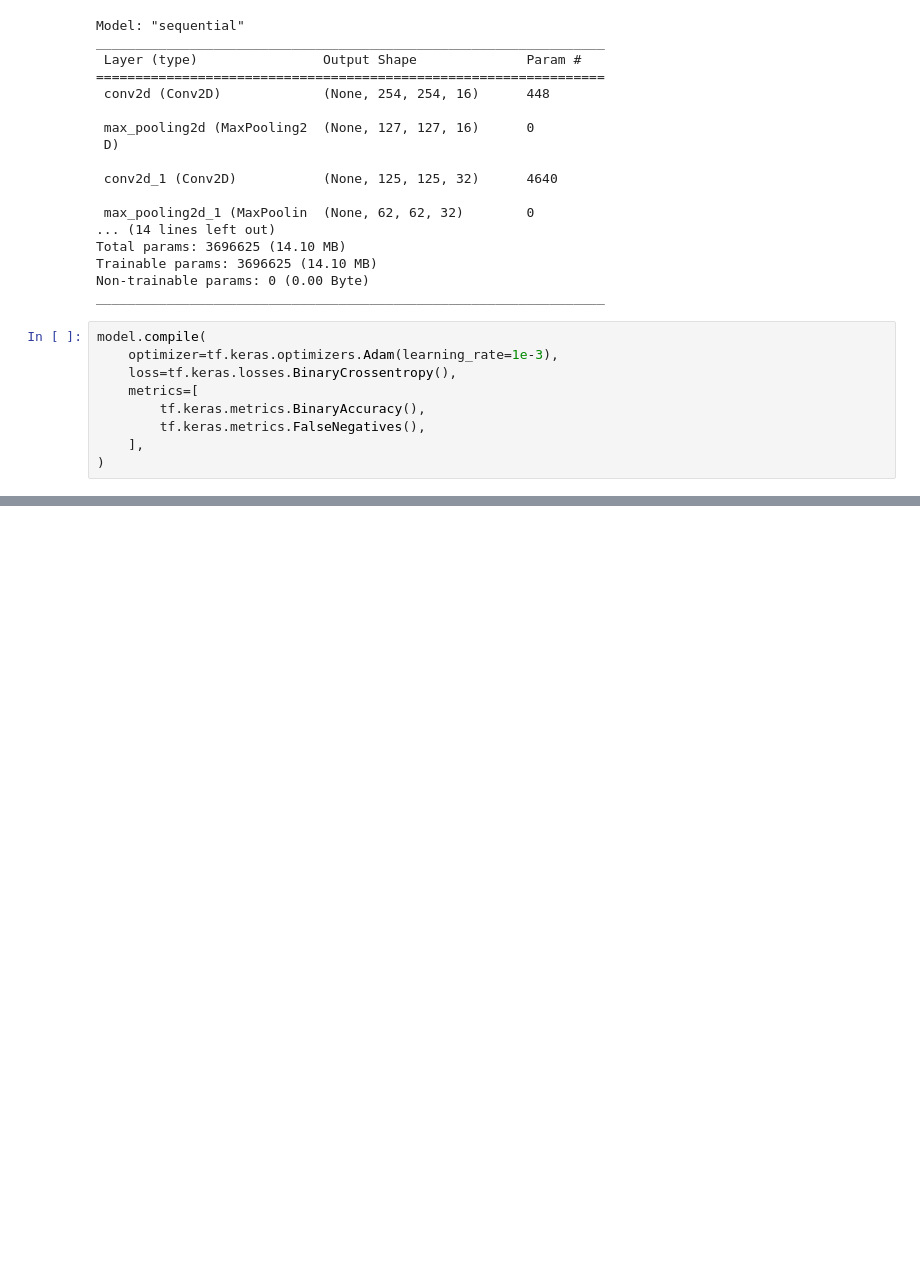
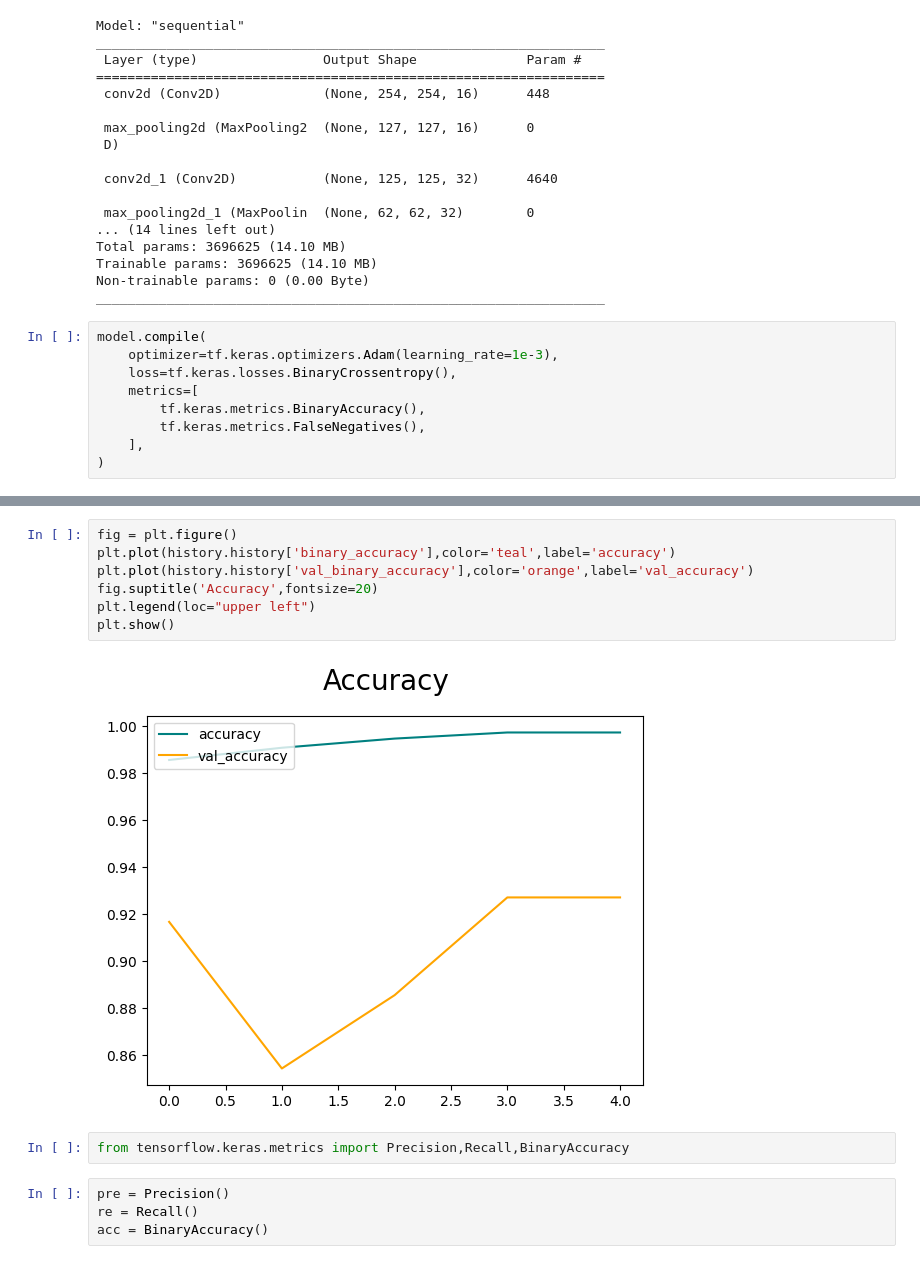
Before and after one commit to reza-pishva/6-MachineLearning-Python, a Jupyter notebook: cnn1.ipynb, the cells around one changed output, grey strips where cells are left out. Saved outputs shown, nothing was run; the diff lists cells and outputs as text; blank space fills up the shorter version.

```diff
--- a/cnn1.ipynb
+++ b/cnn1.ipynb
@@ -192,0 +271,15 @@ model.compile(
+# %%
+fig = plt.figure()
+plt.plot(history.history['binary_accuracy'],color='teal',label='accuracy')
+plt.plot(history.history['val_binary_accuracy'],color='orange',label='val_accuracy')
+fig.suptitle('Accuracy',fontsize=20)
+plt.legend(loc="upper left")
+plt.show()
+# %% [output]
+[figure, added]
+# %%
+from tensorflow.keras.metrics import Precision,Recall,BinaryAccuracy
+# %%
+pre = Precision()
+re = Recall()
+acc = BinaryAccuracy()
```
Also changed, not shown: parts of 9 cells of this notebook.
